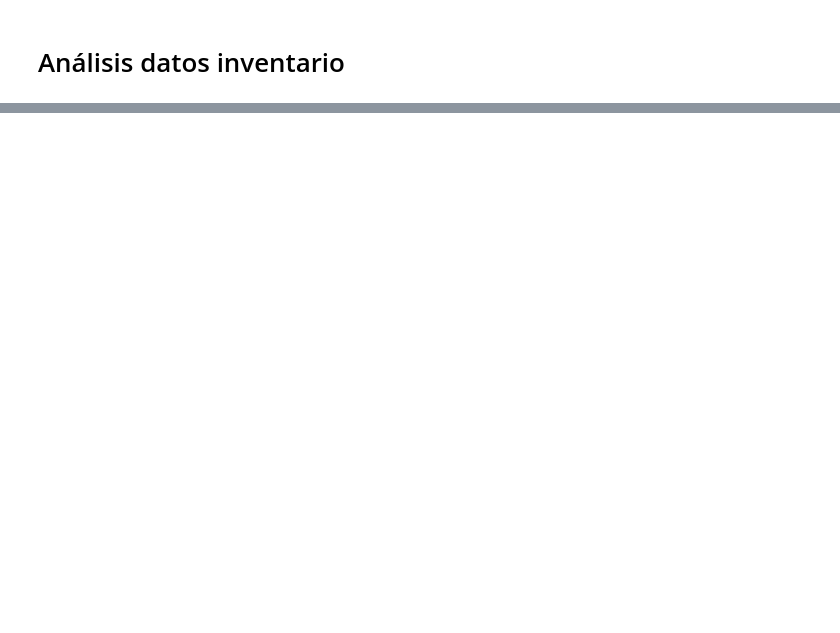
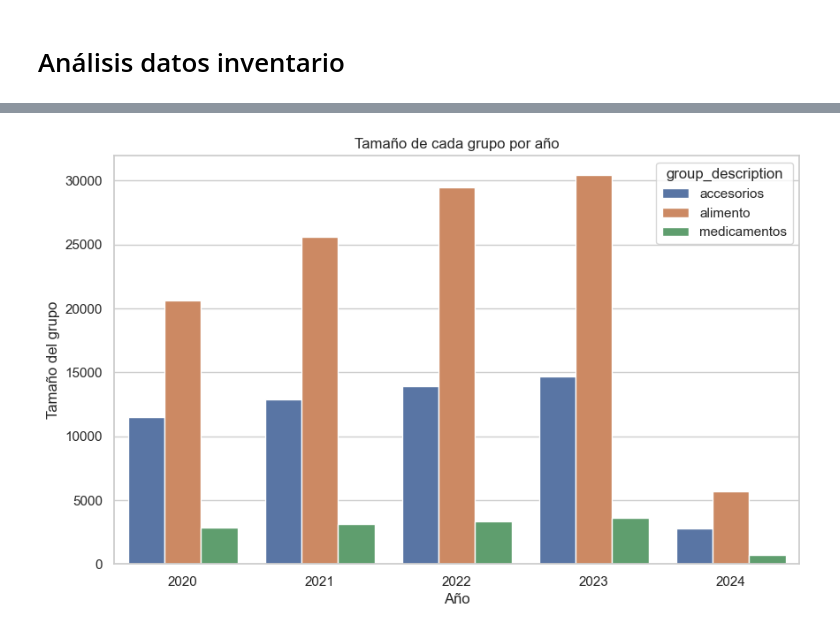
Before and after one commit to yaelcohenk/Capstone, a Jupyter notebook: src/EDA.ipynb, the cells around one changed output, grey strips where cells are left out. Drawn from its saved outputs; the diff is of its cells as text; code cells hidden in the pictures; blank space fills up the shorter version.

```diff
--- a/src/EDA.ipynb
+++ b/src/EDA.ipynb
@@ -113,0 +266,3 @@ dtype: int64
+# %%
+datos_conjuntos = pd.merge(datos_venta, datos_inventario, on="item_id")
+datos_conjuntos.head()
@@ -113,0 +284,3 @@ dtype: int64
+# %%
+columnas_mantener = ["date", "quantity", "description_2", "group_description", "total (CLP)"]
+database = datos_conjuntos[columnas_mantener]
@@ -113,0 +311,3 @@ dtype: int64
+# %%
+database["ano"] = database["date"].dt.year
+database["mes"] = database["date"].dt.month
@@ -113,0 +361,17 @@ dtype: int64
+# %%
+df_grouped = database.groupby(["ano", "group_description"]).size().reset_index(name='count')
+
+# Crear el gráfico utilizando Seaborn
+plt.figure(figsize=(10, 6))
+sns.set(style="whitegrid")
+
+# Utilizar sns.barplot para trazar un gráfico de barras
+sns.barplot(data=df_grouped, x="ano", y="count", hue="group_description")
+
+# Ajustar la apariencia del gráfico
+plt.title('Tamaño de cada grupo por año')
+plt.xlabel('Año')
+plt.ylabel('Tamaño del grupo')
+plt.show()
+# %% [output]
+[figure, added]
```
Also changed, not shown: parts of 33 cells of this notebook.
